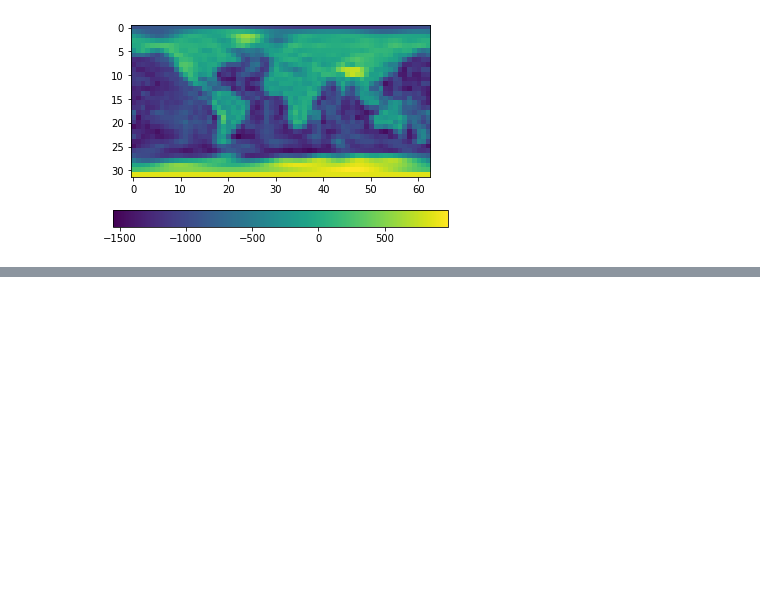
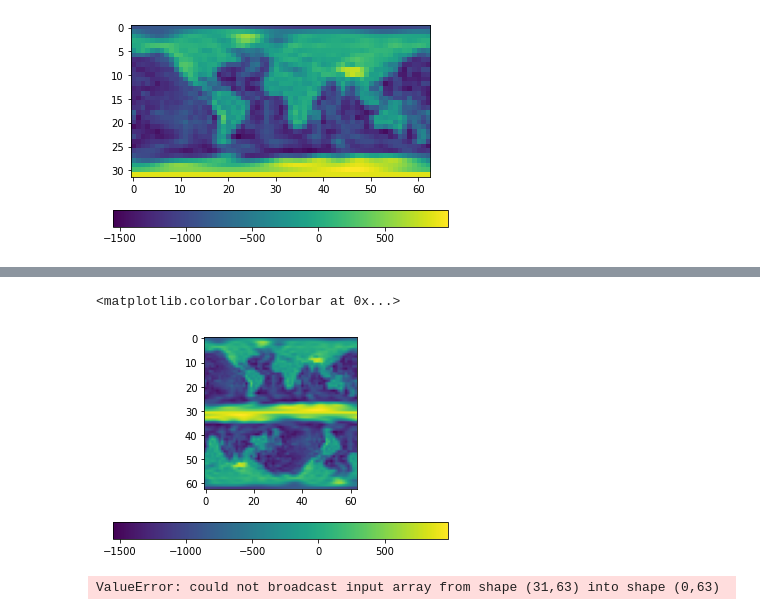
Before and after one commit to astro-informatics/s2fft, a Jupyter notebook: notebooks/plot_earth.ipynb, the cells around one changed output, grey strips where cells are left out. Cells and saved outputs as stored; diff of their text form; code cells hidden in the pictures; blank space fills up the shorter version.

```diff
--- a/notebooks/plot_earth.ipynb
+++ b/notebooks/plot_earth.ipynb
@@ -21,0 +34,21 @@ plt.colorbar(orientation="horizontal")
+# %%
+f_ext = s2f.resampling.periodic_extension_mw_2(f, L)
+# %%
+plt.imshow(np.real(f_ext))
+plt.colorbar(orientation="horizontal")
+# %% [output]
+<matplotlib.colorbar.Colorbar at 0x...>
+[figure, added]
+# %%
+f_ext_3 = np.zeros_like(f_ext)
+ntheta = s2f.sampling.ntheta(L, sampling="mw")
+nphi = s2f.sampling.nphi_equiang(L, sampling="mw")
+ntheta_ext = 2 * L - 1
+
+f_ext_3[0:ntheta, 0:nphi] = f[0:ntheta, 0:nphi]
+f_ext_3[ntheta:, 0:nphi] = f[0:ntheta-1, 0:nphi]
+
+plt.imshow(np.real(f_ext_3))
+plt.colorbar(orientation="horizontal")
+# %% [output]
+ValueError: could not broadcast input array from shape (31,63) into shape (0,63)
```
Also changed, not shown: parts of 3 cells of this notebook, 2 other files.
